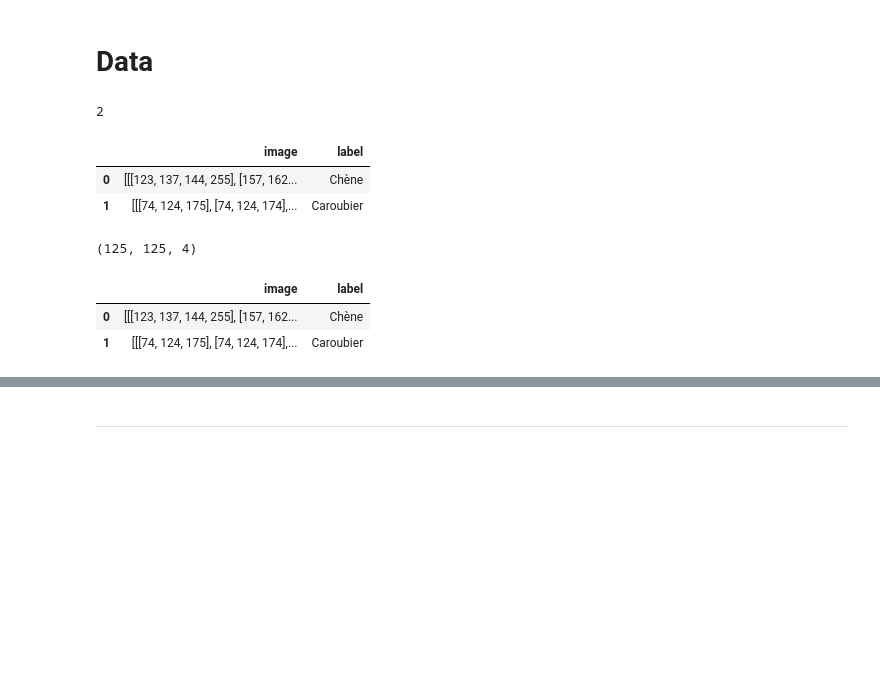
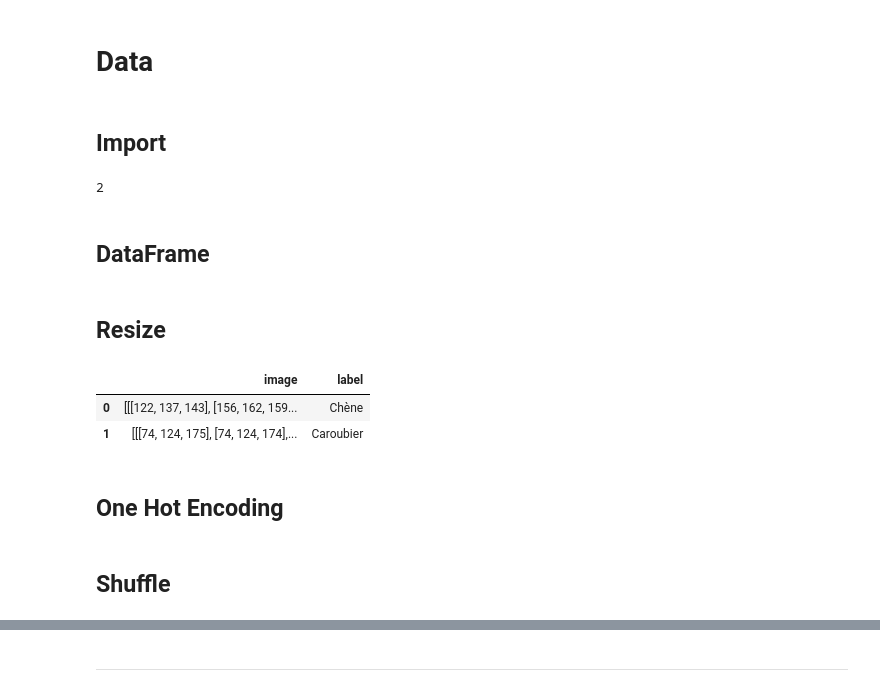
Before and after one commit to arhvnn/Agri-Challenge, a Jupyter notebook: model.ipynb, the cells around one changed output, grey strips where cells are left out. Drawn from its saved outputs; the diff is of its cells as text; code cells hidden in the pictures; blank space fills up the shorter version.

```diff
--- a/model.ipynb
+++ b/model.ipynb
@@ -11,6 +16,8 @@ import random
 ---
 # %% [markdown]
 # **Data**
+# %% [markdown]
+## Import
 # %%
 import pathlib
 
@@ -19,6 +26,8 @@ image_count = len(list(data_dir.glob('*/*.jpg')))
 print(image_count)
 # %% [output]
 2
+# %% [markdown]
+## DataFrame
 # %%
 data_dir = pathlib.Path('data/')
 image_paths = list(data_dir.glob('*/*.jpg'))
@@ -29,34 +38,30 @@ for image_path in image_paths:
     data.append((str(image_path), label))
 
 df = pd.DataFrame(data, columns=['image', 'label'])
+# %% [markdown]
+## Resize
 # %%
-img_size = 125
+img_size = 128
 
 def load_image(image_path):
-    img = Image.open(image_path)
+    img = Image.open(image_path).convert('RGB')
     img = img.resize((img_size, img_size))
     return np.array(img)
 
 df['image'] = df['image'].apply(load_image)
 df
 # %% [output]
 |  | image | label |
-| 0 | [[[123, 137, 144, 255], [157, 162... | Chène |
+| 0 | [[[122, 137, 143], [156, 162, 159... | Chène |
 | 1 | [[[74, 124, 175], [74, 124, 174],... | Caroubier |
-# %%
-(df['image'].iloc[0]).shape
-# %% [output]
-(125, 125, 4)
+# %% [markdown]
+## One Hot Encoding
 # %%
 cat = ['Caroubier', 'Chène', 'Faux-poivrier', 'Frène', 'Pistachier', 'Tipa']
 df['label'] = pd.Categorical(df['label'])
 df['label'] = df['label'].cat.codes
 df['label'] = to_categorical(df['label'])
+# %% [markdown]
+## Shuffle
 # %%
 df = df.sample(frac=1, random_state=42).reset_index(drop=True)
-# %%
-df
-# %% [output]
-|  | image | label |
-| 0 | [[[123, 137, 144, 255], [157, 162... | Chène |
-| 1 | [[[74, 124, 175], [74, 124, 174],... | Caroubier |
```
Also changed, not shown: parts of 11 cells of this notebook.
